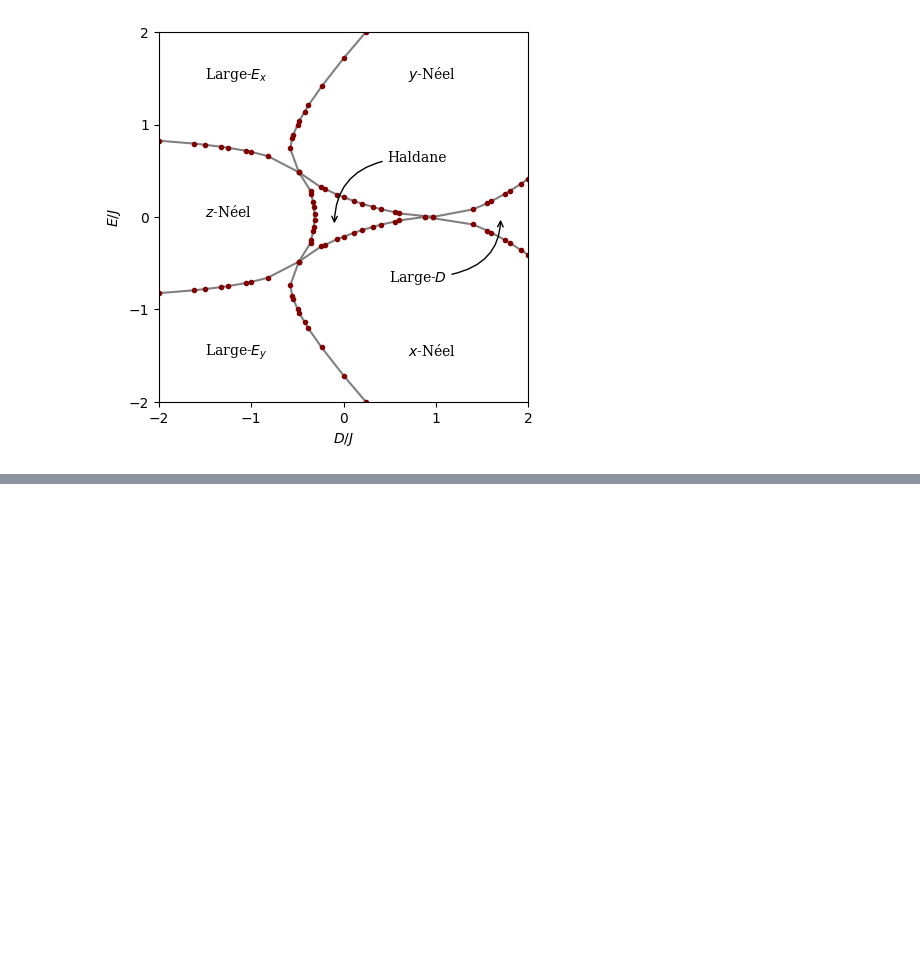
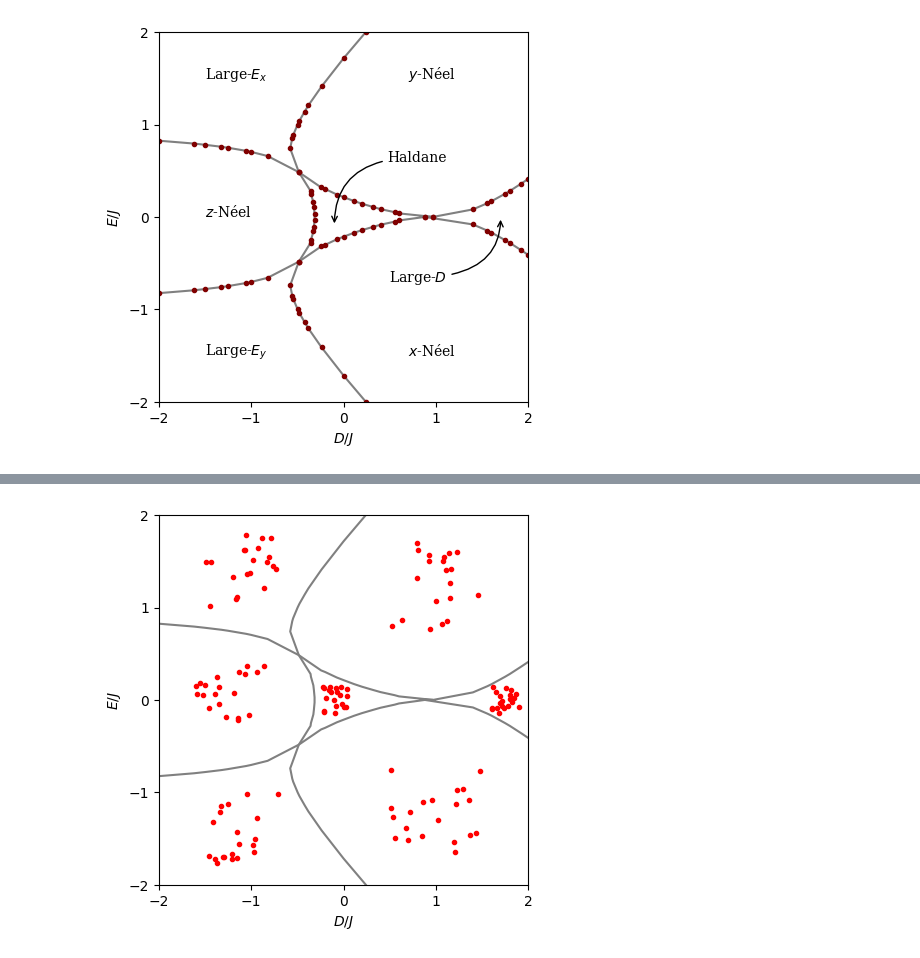
Before and after one commit to mehrankhosrojerdi/4th_project_with_UCL, a Jupyter notebook: recunstruct_phase_diagram.ipynb, the cells around one changed output, grey strips where cells are left out. Cells and saved outputs as stored; diff of their text form; code cells hidden in the pictures; blank space fills up the shorter version.

```diff
--- a/recunstruct_phase_diagram.ipynb
+++ b/recunstruct_phase_diagram.ipynb
@@ -81,0 +85,81 @@ plt.show()
+# %%
+x1 = first_part['x']
+y1 = first_part['y']
+plt.plot(x1,y1,'-',color='gray')
+
+x2 = second_part['x']
+y2 = second_part['y']
+plt.plot(x2, y2, '-', color = 'gray')
+
+x3 = third_part['x']
+y3 = third_part['y']
+plt.plot(x3, y3, '-', color = 'gray')
+
+
+np.random.seed(0)
+def get_random_points(num_points, x, y, r):
+    x = np.random.uniform(x-r, x+r, num_points)
+    y = np.random.uniform(y-r, y+r, num_points)
+    return x, y
+
+num_points = 20
+phase_points = [
+    (-1.1, 1.4),  # 1: Large-Ex
+    (-1.1, -1.4), # 2: Large-Ey
+    (-1.2, 0.0),  # 3: z-Neel
+    (1, 1.2),   # 4: y-Neel
+    (1, -1.2),  # 5: x-Neel
+    (1.75, 0.0),   # 6: Large-D
+    (-0.1, 0.0),   # 7: Haldane
+]
+
+feature_x = []
+feature_y = []
+target_points = []
+
+def data(i, x, y, num_points):
+    [target_points.append(i) for _ in range(num_points)]
+    feature_x.extend(x.tolist())
+    feature_y.extend(y.tolist())
+
+for i, point in enumerate(phase_points):
+    x, y = point
+    if i == 0:
+        x_list, y_list = get_random_points(num_points, x=x, y=y, r=0.4)
+        plt.plot(x_list, y_list, '.', color='red')
+        data(i, x_list, y_list, num_points)
+    elif i == 1:
+        x_list, y_list = get_random_points(num_points, x=x, y=y, r=0.4)
+        plt.plot(x_list, y_list, '.', color='red')
+        data(i, x_list, y_list, num_points)
+    elif i == 2:
+        x_list, y_list = get_random_points(num_points, x=x, y=y, r=0.4)
+        plt.plot(x_list, y_list, '.', color='red')
+        data(i, x_list, y_list, num_points)
+    elif i == 3:
+        x_list, y_list = get_random_points(num_points, x=x, y=y, r=0.5)
+        plt.plot(x_list, y_list, '.', color='red')
+        data(i, x_list, y_list, num_points)
+    elif i == 4:
+        x_list, y_list = get_random_points(num_points, x=x, y=y, r=0.5)
+        plt.plot(x_list, y_list, '.', color='red')
+        data(i, x_list, y_list, num_points)
+    elif i == 5:
+        x_list, y_list = get_random_points(num_points, x=x, y=y, r=0.15)
+        plt.plot(x_list, y_list, '.', color='red')
+        data(i, x_list, y_list, num_points)
+    elif i == 6:
+        x_list, y_list = get_random_points(num_points, x=x, y=y, r=0.15)
+        plt.plot(x_list, y_list, '.', color='red')
+        data(i, x_list, y_list, num_points)
+
+
+
+plt.axis('square')
+plt.xlim(-2,2),plt.ylim(-2,2)
+plt.xticks([-2,-1,0,1,2]),plt.yticks([-2,-1,0,1,2])
+plt.xlabel('$D/J$'),plt.ylabel('$E/J$')
+plt.savefig('Original_phase_diagram_with_random_points.png')
+plt.show()
+# %% [output]
+[figure, added]
```
Also changed, not shown: parts of 4 cells of this notebook, 15 other files.
